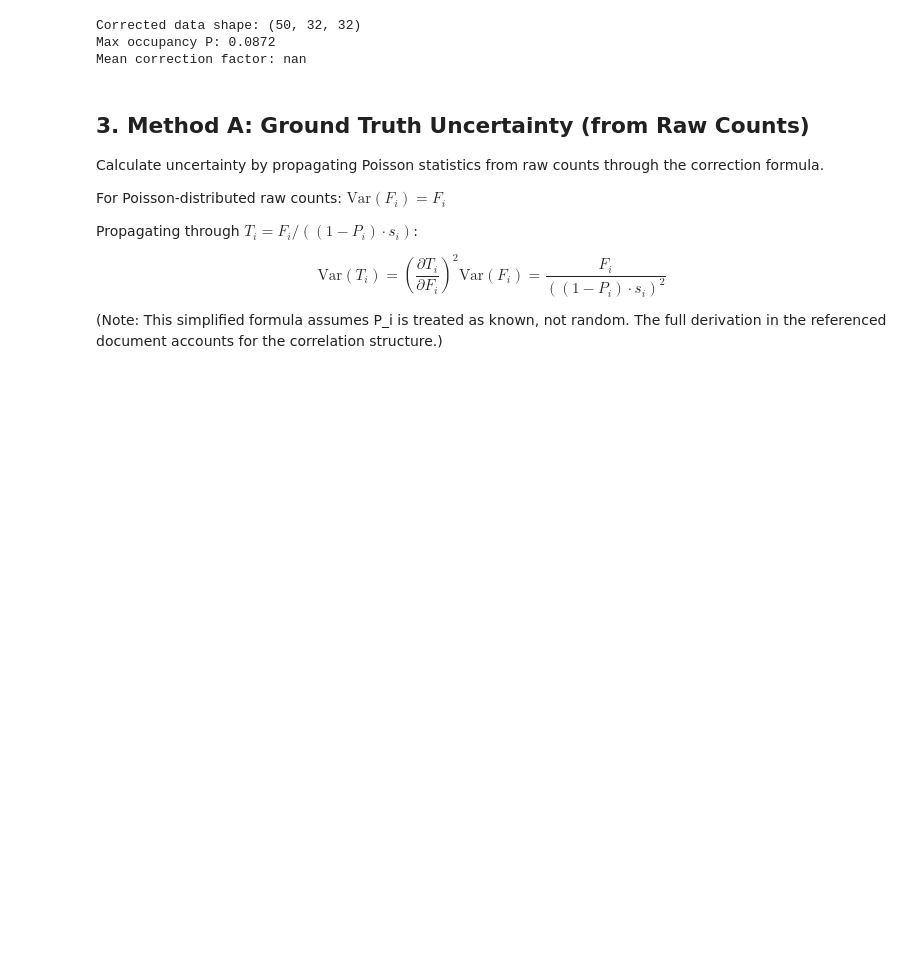
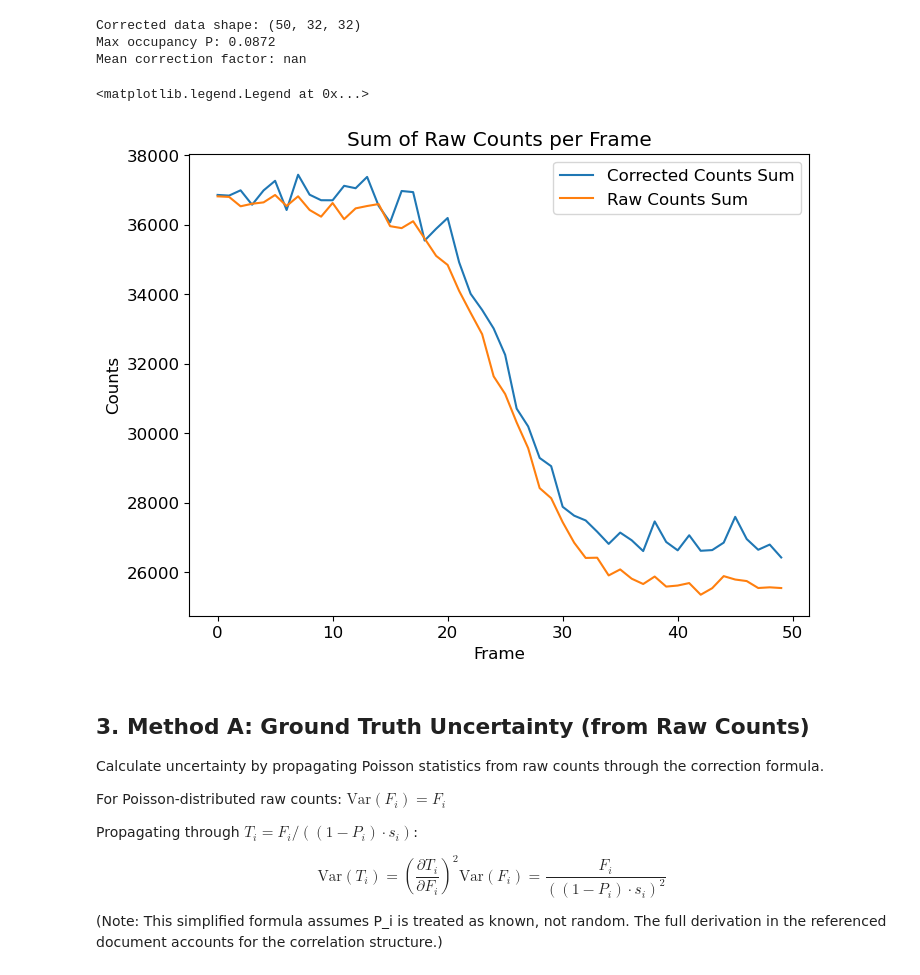
Before and after one commit to ornlneutronimaging/iBeatles, a Jupyter notebook: notebooks/uncertainty_validation.ipynb, the cells around one changed output. Cells and saved outputs as stored; diff of their text form; code cells hidden in the pictures; blank space fills up the shorter version.

```diff
--- a/notebooks/uncertainty_validation.ipynb
+++ b/notebooks/uncertainty_validation.ipynb
@@ -231,6 +257,17 @@ print(f"Mean correction factor: {(T / data['F']).mean():.4f}")
 Corrected data shape: (50, 32, 32)
 Max occupancy P: 0.0872
 Mean correction factor: nan
+# %%
+fig, ax = plt.subplots(1, 1, figsize=(8, 6))
+ax.plot(np.sum(T, axis=(1,2)), label='Corrected Counts Sum')
+ax.plot(np.sum(data['F'], axis=(1,2)), label='Raw Counts Sum')
+ax.set_title("Sum of Raw Counts per Frame")
+ax.set_xlabel("Frame")
+ax.set_ylabel("Counts")
+ax.legend()
+# %% [output]
+<matplotlib.legend.Legend at 0x...>
+[figure, added]
 # %% [markdown]
 ## 3. Method A: Ground Truth Uncertainty (from Raw Counts)
 
```
Also changed, not shown: parts of 3 cells of this notebook, 3 other files.
